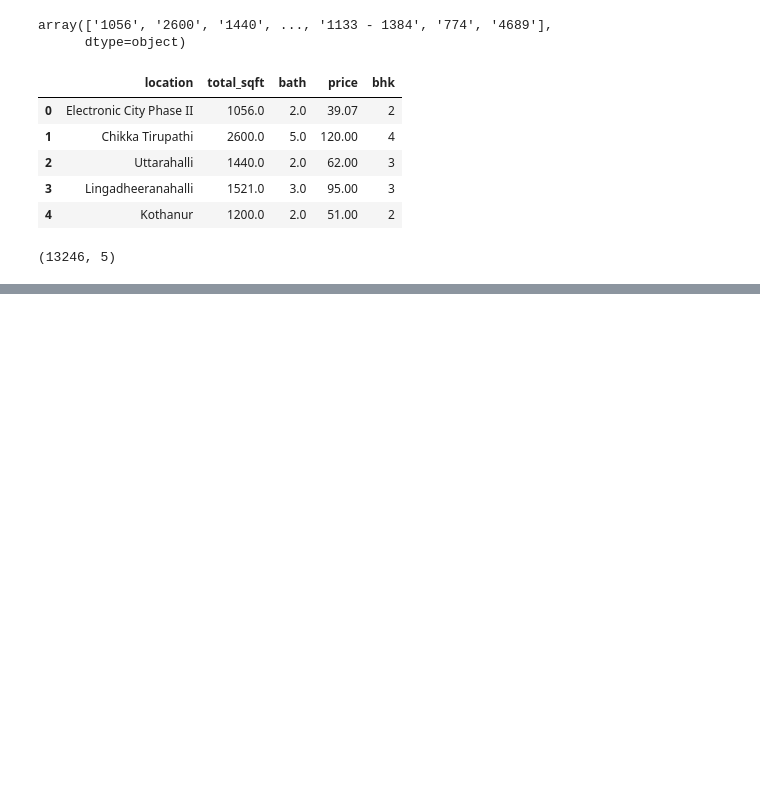
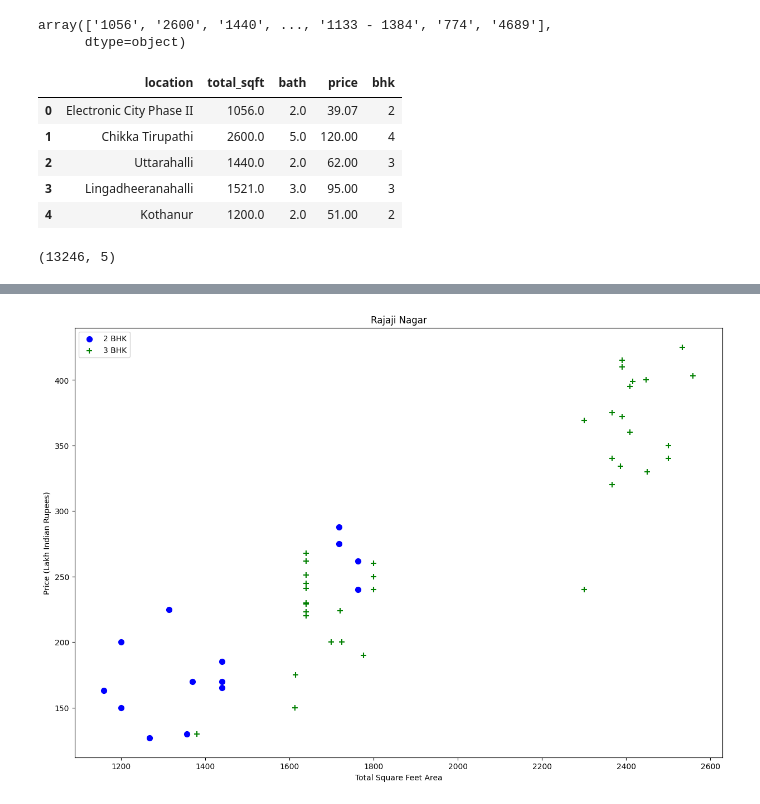
Before and after one commit to niranjan310504/RealEstatePricePridiction, a Jupyter notebook: realEstatePricePrediction.ipynb, the cells around one changed output, grey strips where cells are left out. Cells and saved outputs as stored; diff of their text form; code cells hidden in the pictures; blank space fills up the shorter version.

```diff
--- a/realEstatePricePrediction.ipynb
+++ b/realEstatePricePrediction.ipynb
@@ -135,0 +284,4 @@ check changes on github
+# %%
+plot_scatter_chart(df8,"Rajaji Nagar")
+# %% [output]
+[figure, added]
```
Also changed, not shown: parts of 39 cells of this notebook.
